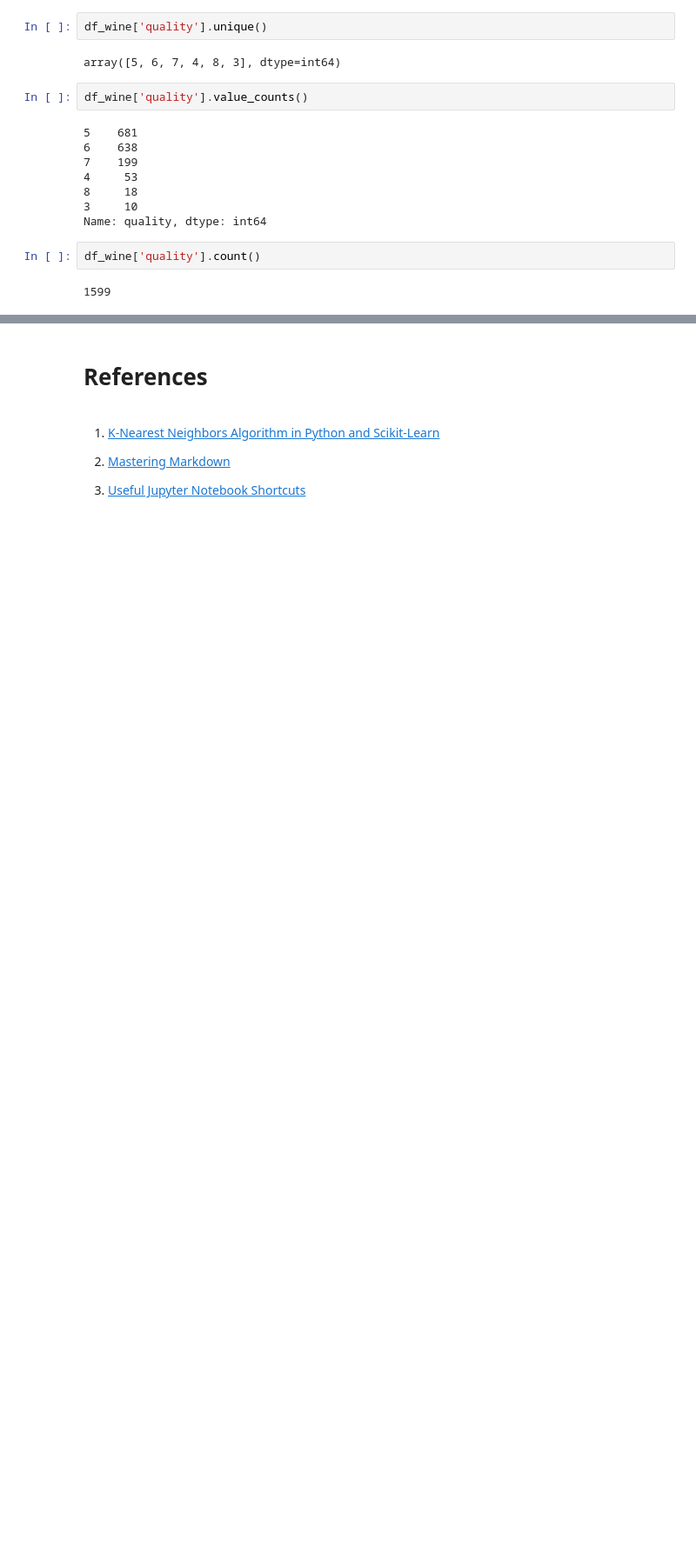
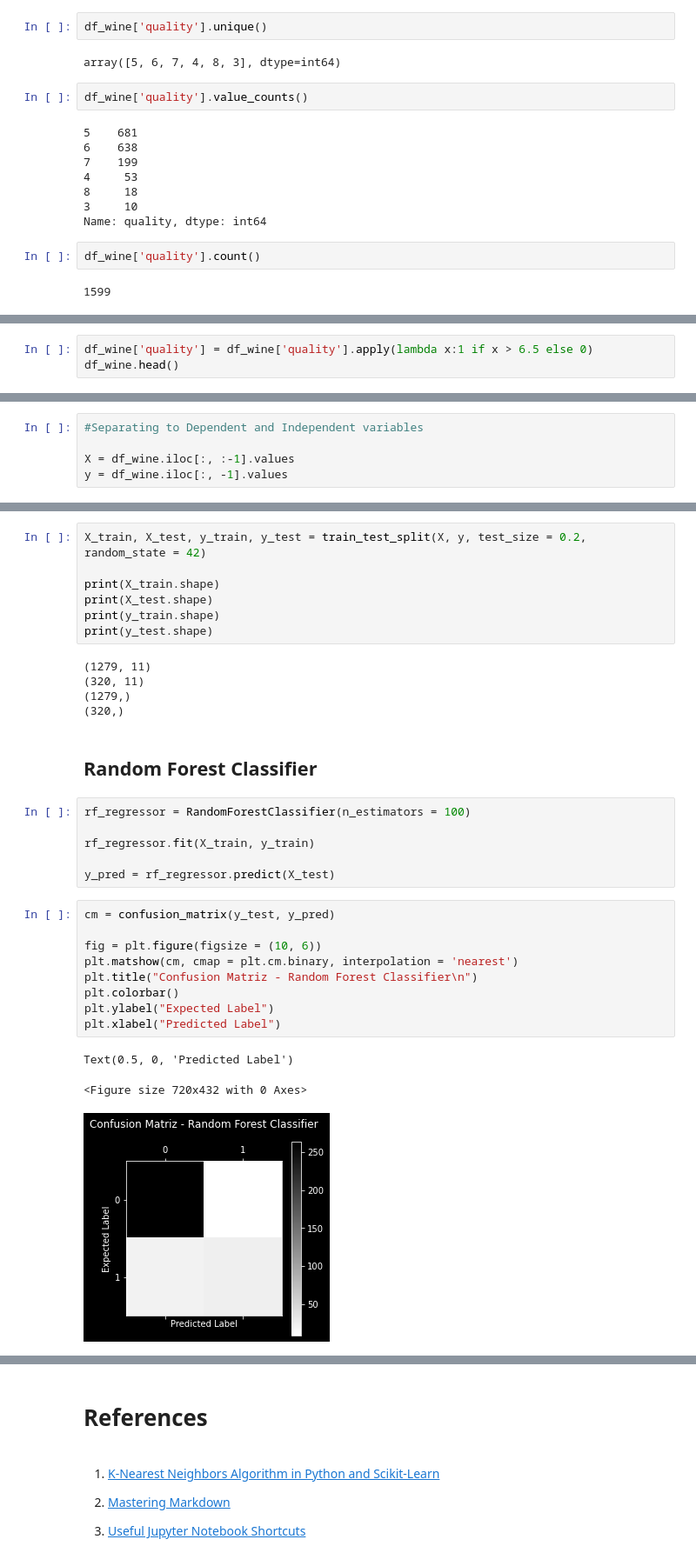
Before and after one commit to bensontjohn/ML-and-Statistics-assessment, a Jupyter notebook: scikit-learn.ipynb, the cells around one changed output, grey strips where cells are left out. Shown: that part at 87% size. Cells and saved outputs as stored; diff of their text form; blank space fills up the shorter version.

Commit message:
Splitting data and classification using Random Forest Classification

```diff
--- a/scikit-learn.ipynb
+++ b/scikit-learn.ipynb
@@ -260,0 +262,3 @@ sns.heatmap(df_wine.corr(),annot=True)
+# %%
+df_wine['quality'] = df_wine['quality'].apply(lambda x:1 if x > 6.5 else 0)
+df_wine.head()
@@ -260,0 +272,5 @@ sns.heatmap(df_wine.corr(),annot=True)
+# %%
+#Separating to Dependent and Independent variables
+
+X = df_wine.iloc[:, :-1].values
+y = df_wine.iloc[:, -1].values
@@ -260,0 +293,33 @@ sns.heatmap(df_wine.corr(),annot=True)
+# %%
+X_train, X_test, y_train, y_test = train_test_split(X, y, test_size = 0.2, random_state = 42)
+
+print(X_train.shape)
+print(X_test.shape)
+print(y_train.shape)
+print(y_test.shape)
+# %% [output]
+(1279, 11)
+(320, 11)
+(1279,)
+(320,)
+# %% [markdown]
+## Random Forest Classifier
+# %%
+rf_regressor = RandomForestClassifier(n_estimators = 100)
+
+rf_regressor.fit(X_train, y_train)
+
+y_pred = rf_regressor.predict(X_test)
+# %%
+cm = confusion_matrix(y_test, y_pred)
+
+fig = plt.figure(figsize = (10, 6))
+plt.matshow(cm, cmap = plt.cm.binary, interpolation = 'nearest')
+plt.title("Confusion Matriz - Random Forest Classifier\n")
+plt.colorbar()
+plt.ylabel("Expected Label")
+plt.xlabel("Predicted Label")
+# %% [output]
+Text(0.5, 0, 'Predicted Label')
+<Figure size 720x432 with 0 Axes>
+[figure, added]
```
Also changed, not shown: parts of 9 cells of this notebook.
